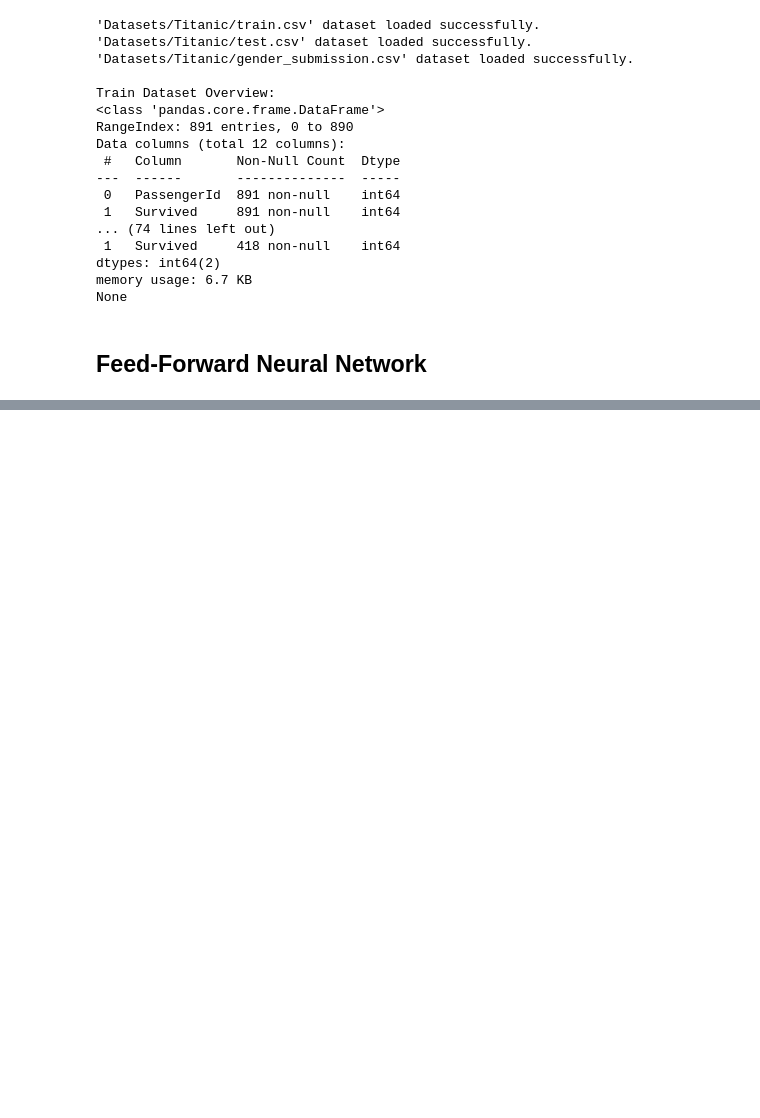
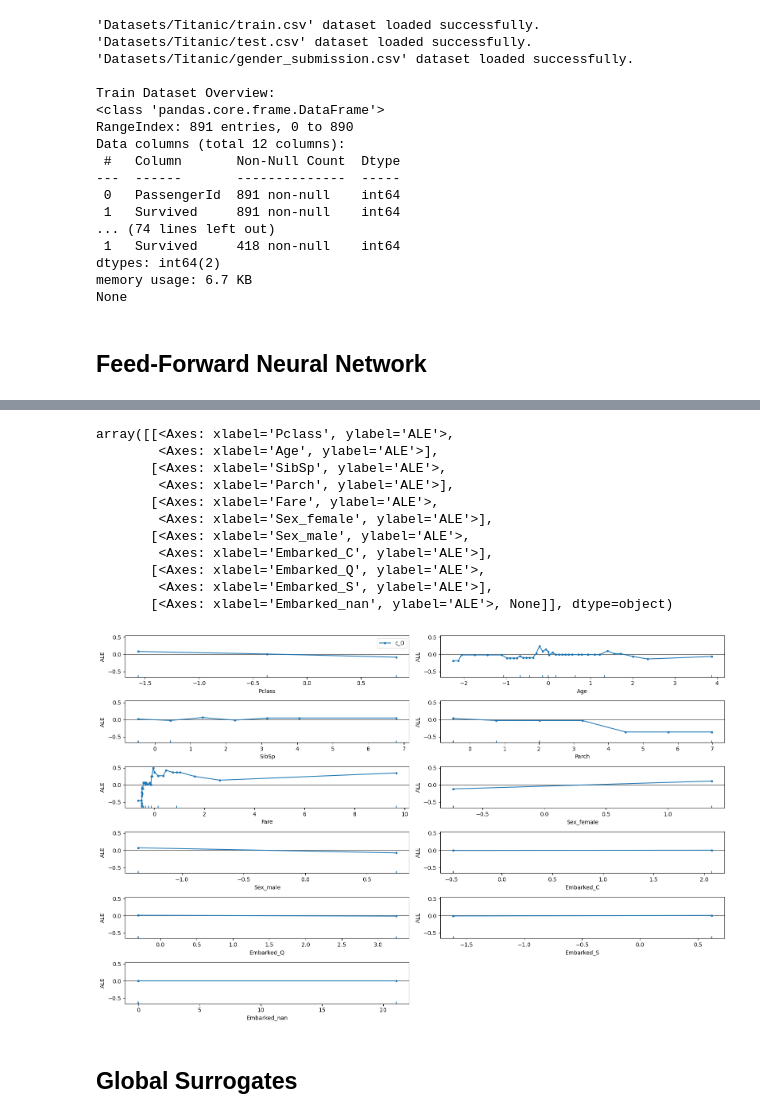
Before and after one commit to AFLucas-UOM/ARI3205-InterpretableAI, a Jupyter notebook: TitanicDataset_Question1.ipynb, the cells around one changed output, grey strips where cells are left out. Drawn from its saved outputs; the diff is of its cells as text; code cells hidden in the pictures; blank space fills up the shorter version.

```diff
--- a/TitanicDataset_Question1.ipynb
+++ b/TitanicDataset_Question1.ipynb
@@ -130,0 +344,37 @@ None
+# %%
+# Combine features and target for context if needed
+data = pd.concat([X_train, y_train], axis=1)
+
+# Define feature names
+feature_names = X_train.columns
+
+# Ensure valid input for ALE explainer
+X_train_array = X_train.to_numpy()  # Convert to NumPy array to avoid warnings
+
+# Create and compute ALE explainer
+ale_explainer = ALE(surrogate_model.predict, feature_names=feature_names)
+ale_explanation = ale_explainer.explain(X_train_array)
+# %%
+# Plot ALE for selected features
+plot_ale(
+    ale_explanation,
+    features=feature_names.tolist(),  # Automatically include all features
+    # features=["Pclass", "Age"],  # Select specific features
+    n_cols=2,  # Arrange plots in 2 columns for better visualization
+    fig_kw={'figwidth': 16, 'figheight': 10}  # Adjust figure size for clarity
+)
+# %% [output]
+array([[<Axes: xlabel='Pclass', ylabel='ALE'>,
+        <Axes: xlabel='Age', ylabel='ALE'>],
+       [<Axes: xlabel='SibSp', ylabel='ALE'>,
+        <Axes: xlabel='Parch', ylabel='ALE'>],
+       [<Axes: xlabel='Fare', ylabel='ALE'>,
+        <Axes: xlabel='Sex_female', ylabel='ALE'>],
+       [<Axes: xlabel='Sex_male', ylabel='ALE'>,
+        <Axes: xlabel='Embarked_C', ylabel='ALE'>],
+       [<Axes: xlabel='Embarked_Q', ylabel='ALE'>,
+        <Axes: xlabel='Embarked_S', ylabel='ALE'>],
+       [<Axes: xlabel='Embarked_nan', ylabel='ALE'>, None]], dtype=object)
+[figure, added]
+# %% [markdown]
+## Global Surrogates
```
Also changed, not shown: parts of 14 cells of this notebook, 1 other file.
